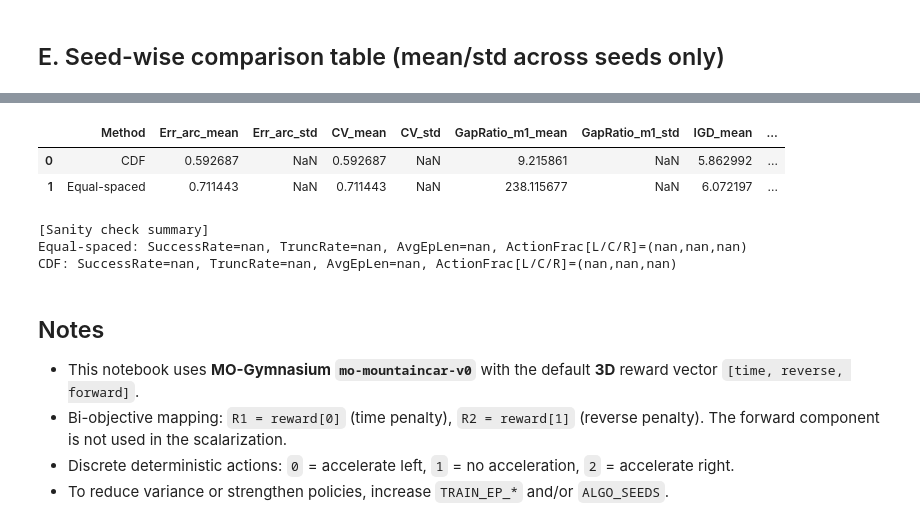
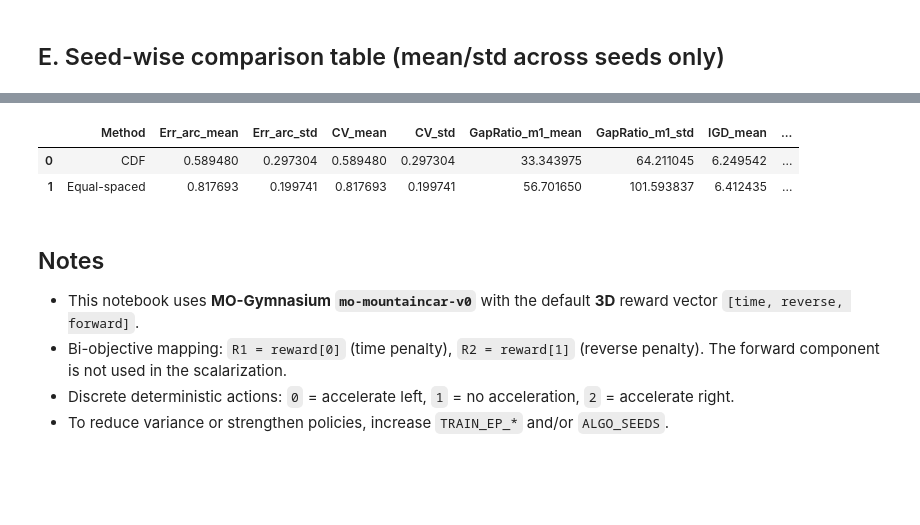
Before and after one commit to Liuyuan999/MOO_Uniform_PF, a Jupyter notebook: Mountaincar/Policy_update_MountainCar_with_baseline.ipynb, the cells around one changed output, grey strips where cells are left out. Drawn from its saved outputs; the diff is of its cells as text; code cells hidden in the pictures; blank space fills up the shorter version.

```diff
--- a/Mountaincar/Policy_update_MountainCar_with_baseline.ipynb
+++ b/Mountaincar/Policy_update_MountainCar_with_baseline.ipynb
@@ -1369,7 +1443,7 @@ print("Evaluation mode:", "greedy (argmax)" if EVAL_GREEDY else "stochastic (sam
 TRAIN_EP_EQUI = 100
 TRAIN_EP_DQN = 1000
 TRAIN_EP_DQN_CENTER = 2000
-TRAIN_EP_DQN_FINETUNE = 1000
+TRAIN_EP_DQN_FINETUNE = 500
 TRAIN_EP_CDF = 100
 TRAIN_EP_UMOD = 90
 TRAIN_EP_SOUP_ENDPOINT = 220
@@ -1407,10 +1481,12 @@ out_dqn_equi = run_equispace_weights_dqn_center_init(
 out_dqn_cdf = solve_cdf_refinement_dqn(
     N_sparse,
     seed=BASE_SEED + 500,
-    max_outer_iters=10,
+    max_outer_iters=5,
     alpha=0.3,
     train_episodes=TRAIN_EP_CDF,
     max_steps=200,
+    warmup_source=out_dqn_equi,
+    fix_endpoints=True,
     eval_greedy=True,
 )
 # out_dqn_soup = run_soup_weights_dqn_baseline(
@@ -1967,51 +2059,48 @@ except Exception:
 # %%
 rows = []
 metric_keys = ["Err_arc", "CV", "GapRatio_m1", "IGD", "HV", "MeanUtility", "EpisodicDominance"]
 for name, series in method_metric_series.items():
     row = {"Method": name}
     for k in metric_keys:
         mu, sig = mean_std_finite(series.get(k, []))
         row[f"{k}_mean"] = mu
         row[f"{k}_std"] = sig
     rows.append(row)
 
 try:
     import pandas as pd
     cols = ["Method"] + [f"{k}_{s}" for k in metric_keys for s in ("mean", "std")]
     df = pd.DataFrame(rows)[cols]
     display(df.sort_values("Method").reset_index(drop=True))
 except Exception:
     for r in rows:
         print("", r["Method"])
         for k in metric_keys:
             mu = r[f"{k}_mean"]
             sig = r[f"{k}_std"]
             print(f"  {k}: mean={mu:.6g}, std={sig:.6g}" if np.isfinite(mu) else f"  {k}: nan")
 
 
-print("\n[Sanity check summary]")
-for r in rows:
-    name = r["Method"]
-    succ = r.get("SuccessRate_mean", np.nan)
-    trunc = r.get("TruncRate_mean", np.nan)
-    left = r.get("ActLeft_mean", np.nan)
-    coast = r.get("ActCoast_mean", np.nan)
-    right = r.get("ActRight_mean", np.nan)
-    avglen = r.get("AvgEpLen_mean", np.nan)
+# print("\n[Sanity check summary]")
+# for r in rows:
+#     name = r["Method"]
+#     succ = r.get("SuccessRate_mean", np.nan)
+#     trunc = r.get("TruncRate_mean", np.nan)
+#     left = r.get("ActLeft_mean", np.nan)
+#     coast = r.get("ActCoast_mean", np.nan)
+#     right = r.get("ActRight_mean", np.nan)
+#     avglen = r.get("AvgEpLen_mean", np.nan)
 
-    print(f"{name}: SuccessRate={succ:.3f}, TruncRate={trunc:.3f}, AvgEpLen={avglen:.1f}, ActionFrac[L/C/R]=({left:.3f},{coast:.3f},{right:.3f})")
+#     print(f"{name}: SuccessRate={succ:.3f}, TruncRate={trunc:.3f}, AvgEpLen={avglen:.1f}, ActionFrac[L/C/R]=({left:.3f},{coast:.3f},{right:.3f})")
 
-    if np.isfinite(succ) and np.isfinite(trunc) and succ < 0.05 and trunc > 0.95:
-        print("  -> Warning: almost no goal reaching (near-zero success, near-full truncation).")
-    if np.isfinite(left) and left < 0.05:
-        print("  -> Warning: very low reverse usage; policy may fail to build momentum.")
+#     if np.isfinite(succ) and np.isfinite(trunc) and succ < 0.05 and trunc > 0.95:
+#         print("  -> Warning: almost no goal reaching (near-zero success, near-full truncation).")
+#     if np.isfinite(left) and left < 0.05:
+#         print("  -> Warning: very low reverse usage; policy may fail to build momentum.")
 # %% [output]
 |  | Method | Err_arc_mean | Err_arc_std | CV_mean | CV_std | GapRatio_m1_mean | GapRatio_m1_std | IGD_mean | ... |
-| 0 | CDF | 0.592687 | NaN | 0.592687 | NaN | 9.215861 | NaN | 5.862992 | ... |
-| 1 | Equal-spaced | 0.711443 | NaN | 0.711443 | NaN | 238.115677 | NaN | 6.072197 | ... |
+| 0 | CDF | 0.589480 | 0.297304 | 0.589480 | 0.297304 | 33.343975 | 64.211045 | 6.249542 | ... |
+| 1 | Equal-spaced | 0.817693 | 0.199741 | 0.817693 | 0.199741 | 56.701650 | 101.593837 | 6.412435 | ... |
-[Sanity check summary]
-Equal-spaced: SuccessRate=nan, TruncRate=nan, AvgEpLen=nan, ActionFrac[L/C/R]=(nan,nan,nan)
-CDF: SuccessRate=nan, TruncRate=nan, AvgEpLen=nan, ActionFrac[L/C/R]=(nan,nan,nan)
 # %% [markdown]
 
 ## Notes
```
Also changed, not shown: parts of 3 cells of this notebook.
